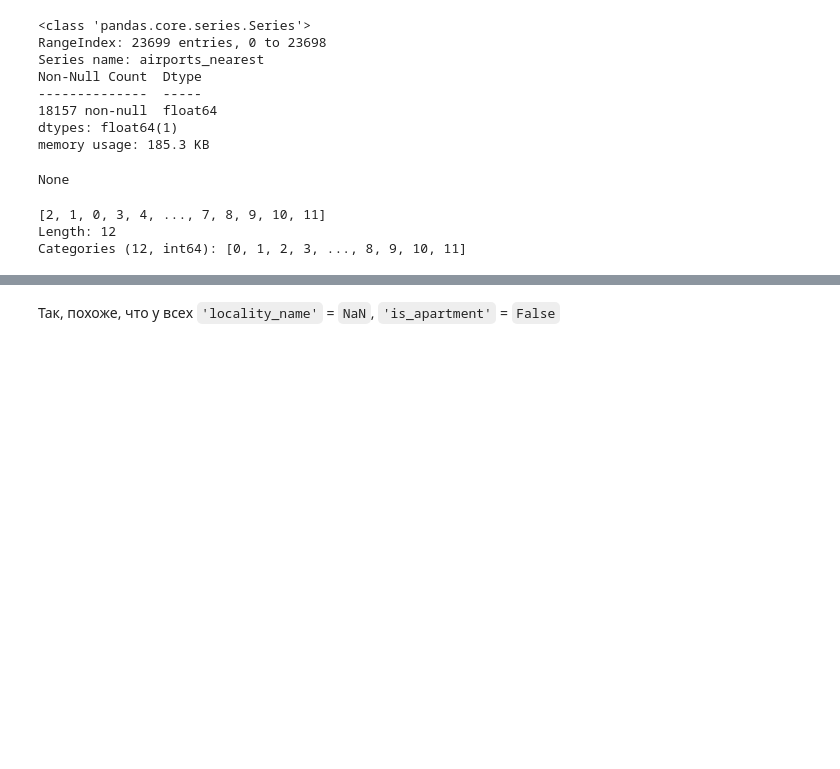
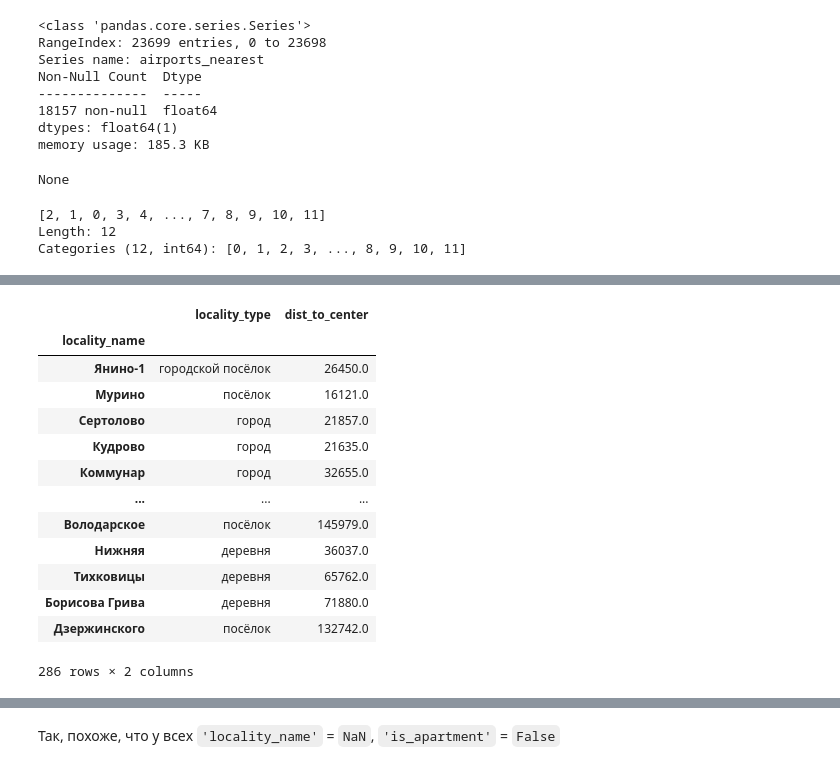
Before and after one commit to zabelin-ds/practicum, a Jupyter notebook: 03_project/real_estate_00.ipynb, the cells around one changed output, grey strips where cells are left out. Drawn from its saved outputs; the diff is of its cells as text; code cells hidden in the pictures; blank space fills up the shorter version.

```diff
--- a/03_project/real_estate_00.ipynb
+++ b/03_project/real_estate_00.ipynb
@@ -844,9 +834,7 @@ display(
 0
 # %%
 real_estate_data = real_estate_data.astype(
-    {
-        'floors_total': 'uint8',
-    }
+    {'floors_total': 'uint8',}
 )
 # %% [markdown]
     ❌ 'living_area' — сделаем `NaN` медианным значением по диапазонам цен и району
@@ -1251,0 +1384,36 @@ display(
+# %%
+def to_hares_island(
+        locality_name,
+        locality_type,
+        region='ленинградская область'):
+
+    address = (region, locality_type, locality_name)
+    address = ', '.join(address)
+    maps_url = 'https://geocode-maps.yandex.ru/1.x/'
+    keys = {'apikey': api_key,
+            'geocode': address,
+            'format': 'json',
+            'results': '1',
+            }
+
+    row_data = requests.get(maps_url, params=keys)
+    parsed = json.loads(row_data.text)
+    locality_position = (json.dumps(
+        parsed['response']['GeoObjectCollection']
+        ['featureMember'][0]['GeoObject']['Point']['pos']
+        , indent=4, ensure_ascii=False
+    )
+    )
+    locality_position = locality_position.replace('\"', '')
+    long, lat = locality_position.split(' ')
+    locality_long_lat = (float(long), float(lat))
+    dist_in_m = distance.distance(
+        locality_long_lat,
+        hares_island_long_lat
+    ).m
+    return (float(round(dist_in_m)))
+# %%
+dist_to_hares_island['dist_to_center'] = dist_to_hares_island.apply(
+    lambda x: to_hares_island(locality_type=str(x[1]),  locality_name=str(x[0]))
+    ,axis=1
+)
@@ -1251,0 +1433,18 @@ display(
+# %%
+dist_to_hares_island.set_index('locality_name', inplace=True)
+display(dist_to_hares_island)
+# %% [output]
+|  | locality_type | dist_to_center |
+| locality_name |  |  |
+| Янино-1 | городской посёлок | 26450.0 |
+| Мурино | посёлок | 16121.0 |
+| Сертолово | город | 21857.0 |
+| Кудрово | город | 21635.0 |
+| Коммунар | город | 32655.0 |
+| ... | ... | ... |
+| Володарское | посёлок | 145979.0 |
+| Нижняя | деревня | 36037.0 |
+| Тихковицы | деревня | 65762.0 |
+| Борисова Грива | деревня | 71880.0 |
+| Дзержинского | посёлок | 132742.0 |
+286 rows × 2 columns
```
Also changed, not shown: parts of 60 cells of this notebook.
